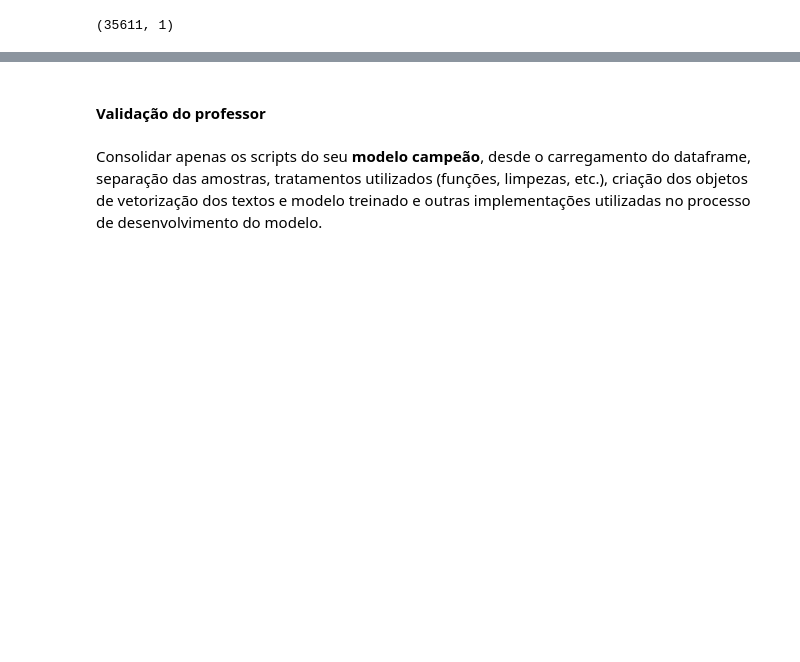
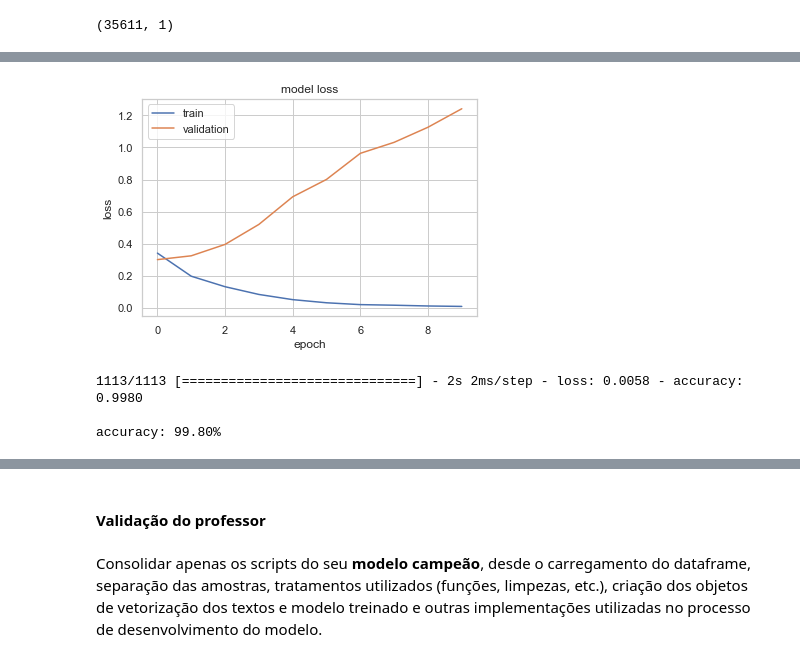
Before and after one commit to hgf777-br/trabalho-final---PLN, a Jupyter notebook: TrabalhoFinal_NLP_HGF.ipynb, the cells around one changed output, grey strips where cells are left out. Drawn from its saved outputs; the diff is of its cells as text; code cells hidden in the pictures; blank space fills up the shorter version.

```diff
--- a/TrabalhoFinal_NLP_HGF.ipynb
+++ b/TrabalhoFinal_NLP_HGF.ipynb
@@ -1040,6 +1578,7 @@ X.shape
 # %%
-y = df_treino_mlp.target.values.reshape(-1,1)
-y.shape
+y_treino = df_treino_mlp.target.values.reshape(-1,1)
+y_teste = df_teste_mlp.target.values.reshape(-1,1)
+y_treino.shape
 # %% [output]
 (35611, 1)
 # %%
@@ -1084,5 +1621,6 @@ plot_model(model)
 # %%
 %%time
 #Processo de treinamento com 80% dos dados
-history  = model.fit(X, y, epochs=5, validation_split=0.2, batch_size=32)
+history  = model.fit(X_treino, y_treino, epochs=2, validation_data=(X_teste, y_teste), batch_size=10)
+#history  = model.fit(X_treino, y_treino, epochs=10, validation_split=0.2, batch_size=32)
 # %% [output]
@@ -1099,10 +1642,13 @@ plt.show()
 # %%
-plt.plot(history.history['accuracy'])
-plt.title('Model accuracy')
-plt.ylabel('Accuracy')
-plt.xlabel('Epoch')
-plt.legend(['Train', 'Test'], loc='upper left')
+plt.plot(history.history['loss'])
+plt.plot(history.history['val_loss'])
+plt.title('model loss')
+plt.ylabel('loss')
+plt.xlabel('epoch')
+plt.legend(['train', 'validation'], loc='upper left')
 plt.show()
+# %% [output]
+[figure, added]
 # %%
 vect_teste = vect.transform(df_teste_mlp.pre)
 X_teste = vect_teste.toarray()
@@ -1114,6 +1660,13 @@ y_teste.shape
 #Processo de teste com 30% dos dados que não foram utilizados no treinamento
 y_pred_classes  = model.predict_classes(X_teste)
 y_pred_classes
+# %%
+scores = model.evaluate(X_treino, y_treino)
+print("\n%s: %.2f%%" % (model.metrics_names[1], scores[1]*100))
+# %% [output]
+1113/1113 [==============================] - 2s 2ms/step - loss: 0.0058 - accuracy: 0.9980
+
+accuracy: 99.80%
 # %%
 scores = model.evaluate(X_teste, y_teste)
 print("\n%s: %.2f%%" % (model.metrics_names[1], scores[1]*100))
```
Also changed, not shown: parts of 47 cells of this notebook, 3 other files.
